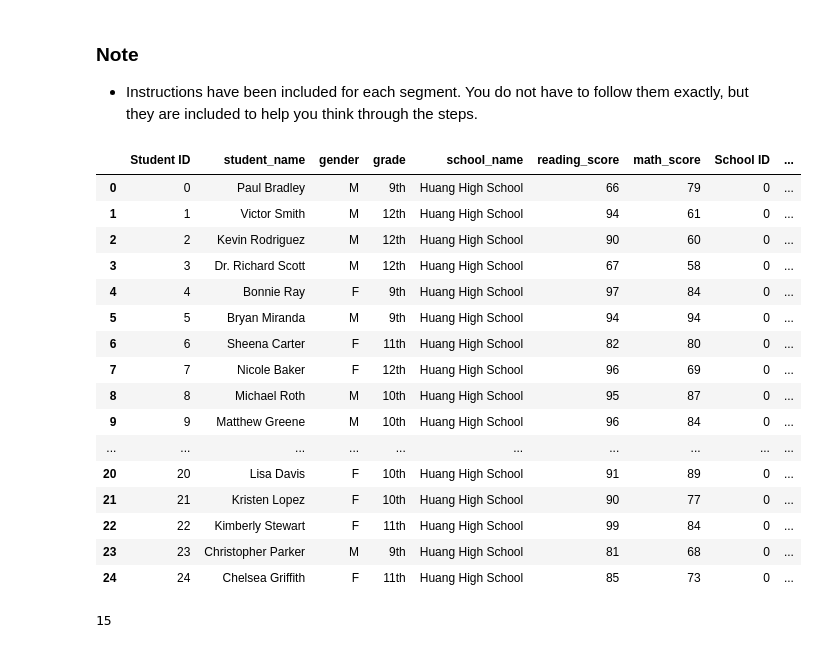
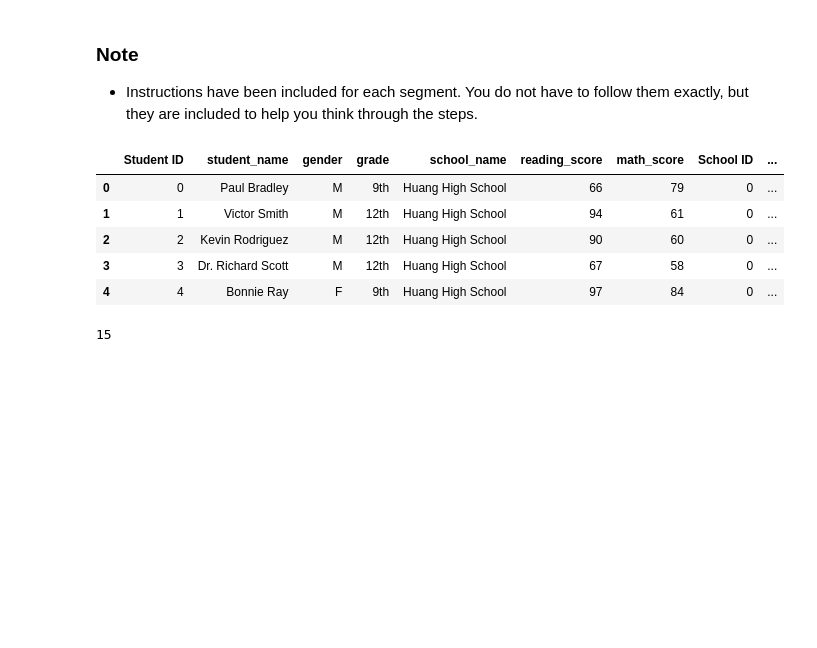
Before and after one commit to PeterGeorgeVlahos/pandas-challenge, a Jupyter notebook: PyCitySchools_starter.ipynb, the cells around one changed output. Saved outputs shown, nothing was run; the diff lists cells and outputs as text; code cells hidden in the pictures; blank space fills up the shorter version.

```diff
--- a/PyCitySchools_starter.ipynb
+++ b/PyCitySchools_starter.ipynb
@@ -4,37 +4,26 @@
 # %%
 # Dependencies and Setup
 import pandas as pd
 import numpy as np
 
 # File to Load (Remember to Change These)
 school_data_to_load = "Resources/schools_complete.csv"
 student_data_to_load = "Resources/students_complete.csv"
 
 # Read School and Student Data File and store into Pandas DataFrames
 school_data = pd.read_csv(school_data_to_load)
 student_data = pd.read_csv(student_data_to_load)
 
 # Combine the data into a single dataset.
 school_data_complete = pd.merge(student_data, school_data, how="left", on=["school_name", "school_name"])
-school_data_complete.head(25)
+school_data_complete.head()
 # %% [output]
 |  | Student ID | student_name | gender | grade | school_name | reading_score | math_score | School ID | ... |
 | 0 | 0 | Paul Bradley | M | 9th | Huang High School | 66 | 79 | 0 | ... |
 | 1 | 1 | Victor Smith | M | 12th | Huang High School | 94 | 61 | 0 | ... |
 | 2 | 2 | Kevin Rodriguez | M | 12th | Huang High School | 90 | 60 | 0 | ... |
 | 3 | 3 | Dr. Richard Scott | M | 12th | Huang High School | 67 | 58 | 0 | ... |
 | 4 | 4 | Bonnie Ray | F | 9th | Huang High School | 97 | 84 | 0 | ... |
-| 5 | 5 | Bryan Miranda | M | 9th | Huang High School | 94 | 94 | 0 | ... |
-| 6 | 6 | Sheena Carter | F | 11th | Huang High School | 82 | 80 | 0 | ... |
-| 7 | 7 | Nicole Baker | F | 12th | Huang High School | 96 | 69 | 0 | ... |
-| 8 | 8 | Michael Roth | M | 10th | Huang High School | 95 | 87 | 0 | ... |
-| 9 | 9 | Matthew Greene | M | 10th | Huang High School | 96 | 84 | 0 | ... |
-| ... | ... | ... | ... | ... | ... | ... | ... | ... | ... |
-| 20 | 20 | Lisa Davis | F | 10th | Huang High School | 91 | 89 | 0 | ... |
-| 21 | 21 | Kristen Lopez | F | 10th | Huang High School | 90 | 77 | 0 | ... |
-| 22 | 22 | Kimberly Stewart | F | 11th | Huang High School | 99 | 84 | 0 | ... |
-| 23 | 23 | Christopher Parker | M | 9th | Huang High School | 81 | 68 | 0 | ... |
-| 24 | 24 | Chelsea Griffith | F | 11th | Huang High School | 85 | 73 | 0 | ... |
 # %%
 school_data_complete = school_data_complete.copy()
 # %%
```
Also changed, not shown: parts of 8 cells of this notebook.
